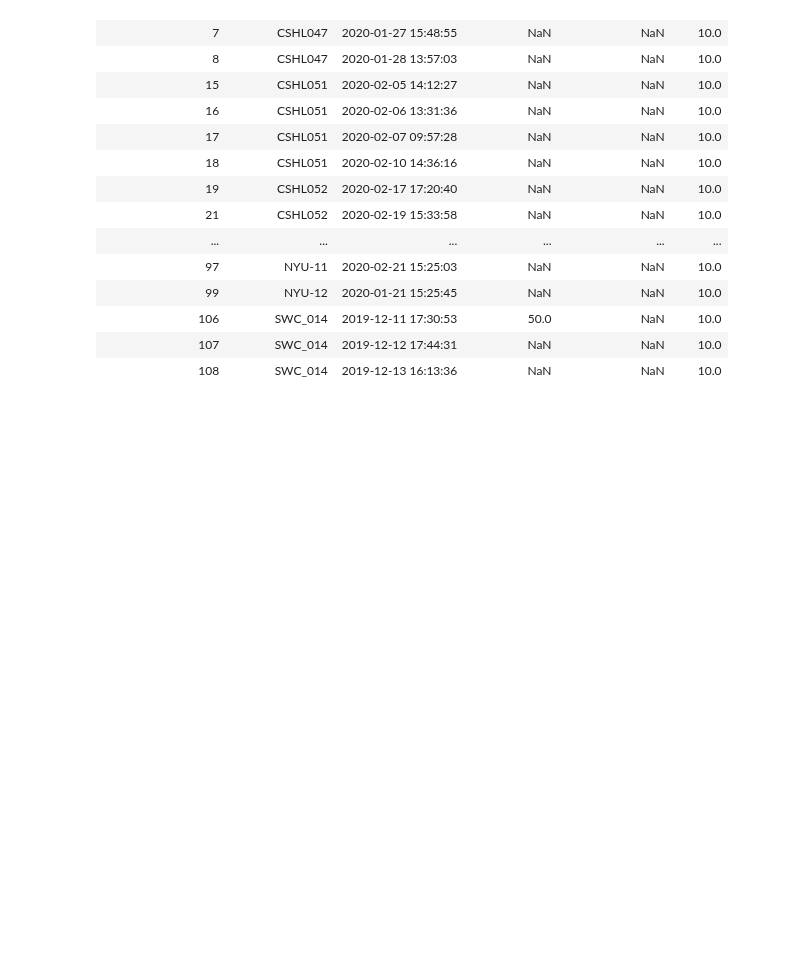
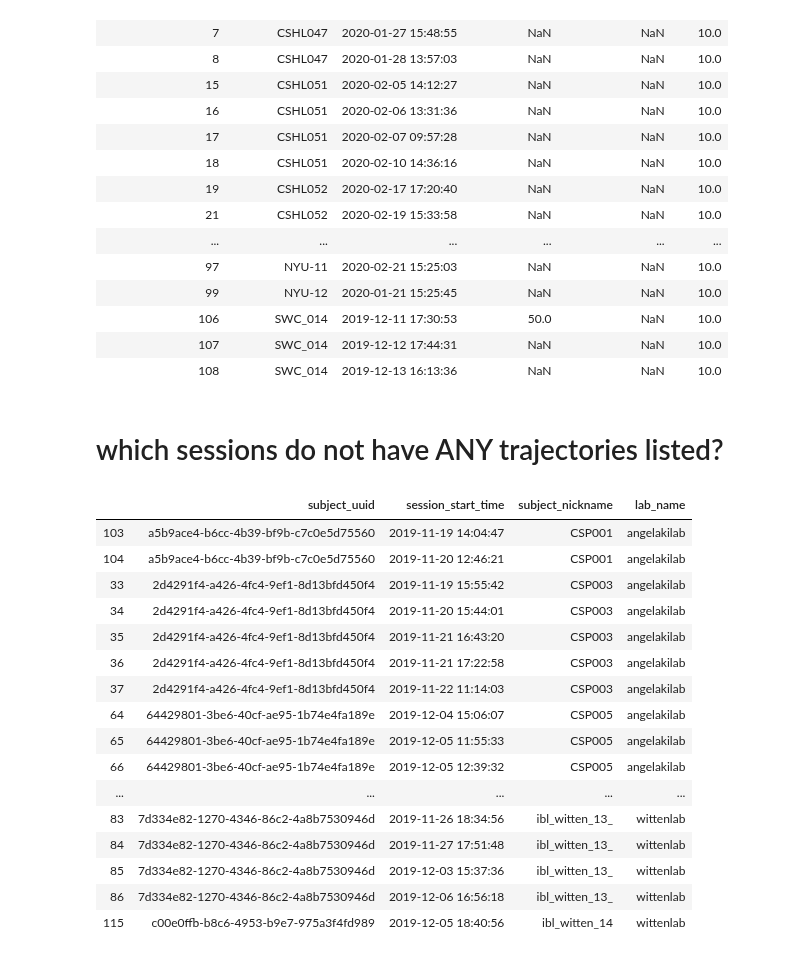
Before and after one commit to int-brain-lab/analysis, a Jupyter notebook: python/trajectory_listings.ipynb, the cells around one changed output. Saved outputs shown, nothing was run; the diff lists cells and outputs as text; code cells hidden in the pictures; blank space fills up the shorter version.

Commit message:
added sessions without trajetories

```diff
--- a/python/trajectory_listings.ipynb
+++ b/python/trajectory_listings.ipynb
@@ -68,3 +67,27 @@ traj_listed[traj_listed['Micro-manipulator'].isnull()]
 | 106 | SWC_014 | 2019-12-11 17:30:53 | 50.0 | NaN | 10.0 |
 | 107 | SWC_014 | 2019-12-12 17:44:31 | NaN | NaN | 10.0 |
 | 108 | SWC_014 | 2019-12-13 16:13:36 | NaN | NaN | 10.0 |
+# %% [markdown]
+# which sessions do not have ANY trajectories listed?
+# %%
+sess = subject.Subject * subject.SubjectLab * (acquisition.Session & 'task_protocol LIKE "_iblrig_tasks_ephysChoice%"') - ephys.ProbeTrajectory
+sess = (sess.proj('subject_nickname', 'lab_name')).fetch(format='frame').reset_index().sort_values(by=['lab_name', 'subject_nickname'])
+sess
+# %% [output]
+|  | subject_uuid | session_start_time | subject_nickname | lab_name |
+| 103 | a5b9ace4-b6cc-4b39-bf9b-c7c0e5d75560 | 2019-11-19 14:04:47 | CSP001 | angelakilab |
+| 104 | a5b9ace4-b6cc-4b39-bf9b-c7c0e5d75560 | 2019-11-20 12:46:21 | CSP001 | angelakilab |
+| 33 | 2d4291f4-a426-4fc4-9ef1-8d13bfd450f4 | 2019-11-19 15:55:42 | CSP003 | angelakilab |
+| 34 | 2d4291f4-a426-4fc4-9ef1-8d13bfd450f4 | 2019-11-20 15:44:01 | CSP003 | angelakilab |
+| 35 | 2d4291f4-a426-4fc4-9ef1-8d13bfd450f4 | 2019-11-21 16:43:20 | CSP003 | angelakilab |
+| 36 | 2d4291f4-a426-4fc4-9ef1-8d13bfd450f4 | 2019-11-21 17:22:58 | CSP003 | angelakilab |
+| 37 | 2d4291f4-a426-4fc4-9ef1-8d13bfd450f4 | 2019-11-22 11:14:03 | CSP003 | angelakilab |
+| 64 | 64429801-3be6-40cf-ae95-1b74e4fa189e | 2019-12-04 15:06:07 | CSP005 | angelakilab |
+| 65 | 64429801-3be6-40cf-ae95-1b74e4fa189e | 2019-12-05 11:55:33 | CSP005 | angelakilab |
+| 66 | 64429801-3be6-40cf-ae95-1b74e4fa189e | 2019-12-05 12:39:32 | CSP005 | angelakilab |
+| ... | ... | ... | ... | ... |
+| 83 | 7d334e82-1270-4346-86c2-4a8b7530946d | 2019-11-26 18:34:56 | ibl_witten_13_ | wittenlab |
+| 84 | 7d334e82-1270-4346-86c2-4a8b7530946d | 2019-11-27 17:51:48 | ibl_witten_13_ | wittenlab |
+| 85 | 7d334e82-1270-4346-86c2-4a8b7530946d | 2019-12-03 15:37:36 | ibl_witten_13_ | wittenlab |
+| 86 | 7d334e82-1270-4346-86c2-4a8b7530946d | 2019-12-06 16:56:18 | ibl_witten_13_ | wittenlab |
+| 115 | c00e0ffb-b8c6-4953-b9e7-975a3f4fd989 | 2019-12-05 18:40:56 | ibl_witten_14 | wittenlab |
```
Also changed, not shown: parts of 1 cell of this notebook.
